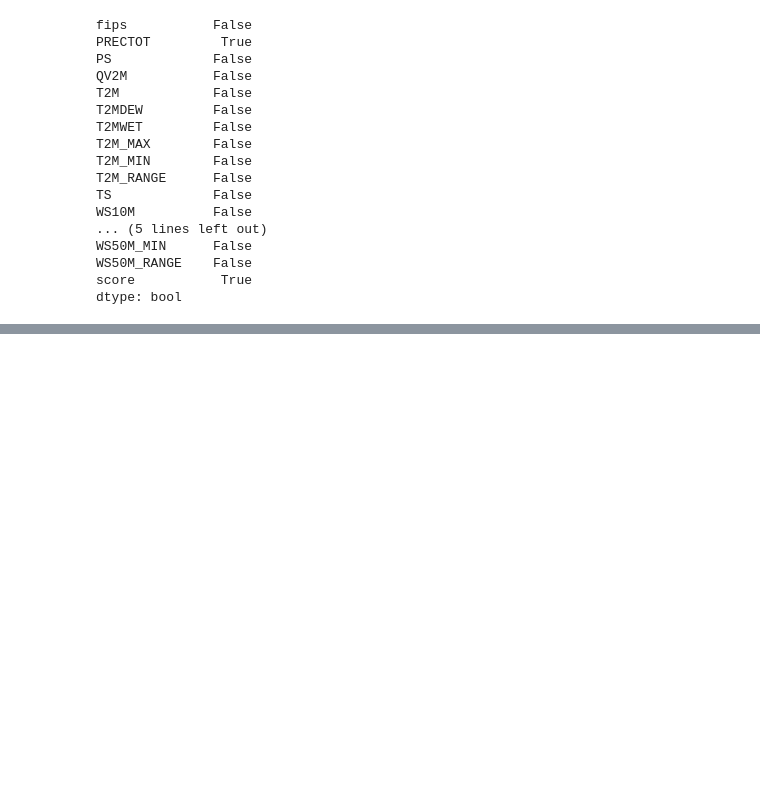
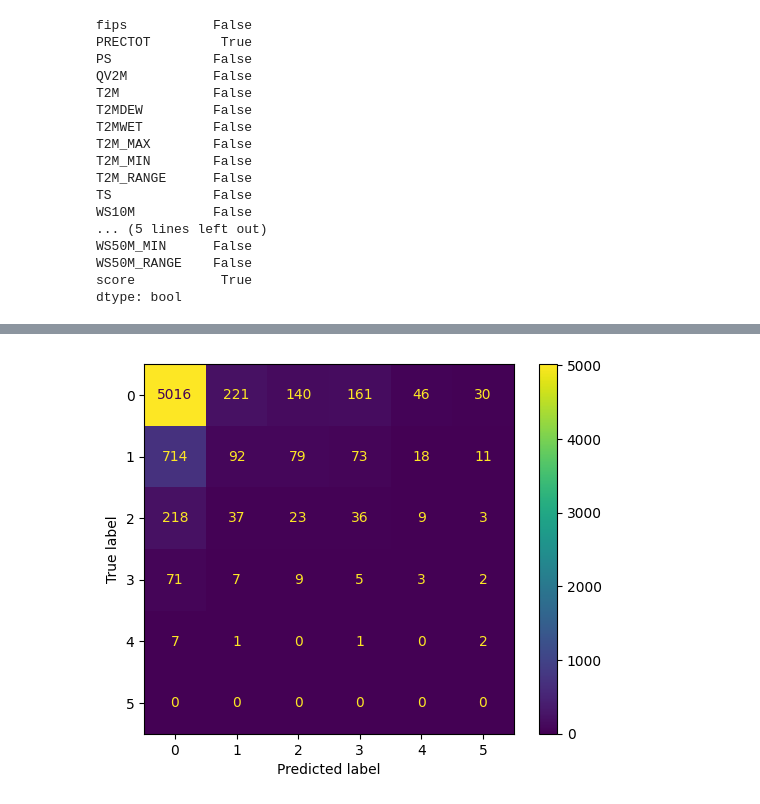
Before and after one commit to babusid/ECE461P_Project, a Jupyter notebook: models/exploration.ipynb, the cells around one changed output, grey strips where cells are left out. Saved outputs shown, nothing was run; the diff lists cells and outputs as text; code cells hidden in the pictures; blank space fills up the shorter version.

```diff
--- a/models/exploration.ipynb
+++ b/models/exploration.ipynb
@@ -149,0 +192,7 @@ We can see that across a whole state, the variance of the data is greater than j
+# %%
+from catboost import CatBoostClassifier
+
+#train model on alabama without date or fips columns
+
+model = CatBoostClassifier()
+model.fit(alabama.drop(columns=['date', 'fips', 'score']), alabama['score'])
@@ -149,0 +218,14 @@ We can see that across a whole state, the variance of the data is greater than j
+# %%
+test = pd.read_csv('../data/test_with_rounded_score.csv')
+alabama_test = test.loc[(test['fips'] > 1000) & (test['fips'] < 2000)]
+
+#predict on alabama test data
+predictions = model.predict(alabama_test.drop(columns=['date', 'fips', 'score']))
+# %%
+from sklearn.metrics import confusion_matrix, ConfusionMatrixDisplay, precision_score, recall_score, f1_score, classification_report
+
+cm = confusion_matrix(alabama_test['score'], predictions)
+ConfusionMatrixDisplay(confusion_matrix=cm, display_labels=model.classes_).plot()
+plt.show()
+# %% [output]
+[figure, added]
```
Also changed, not shown: parts of 10 cells of this notebook, 4 other files.
